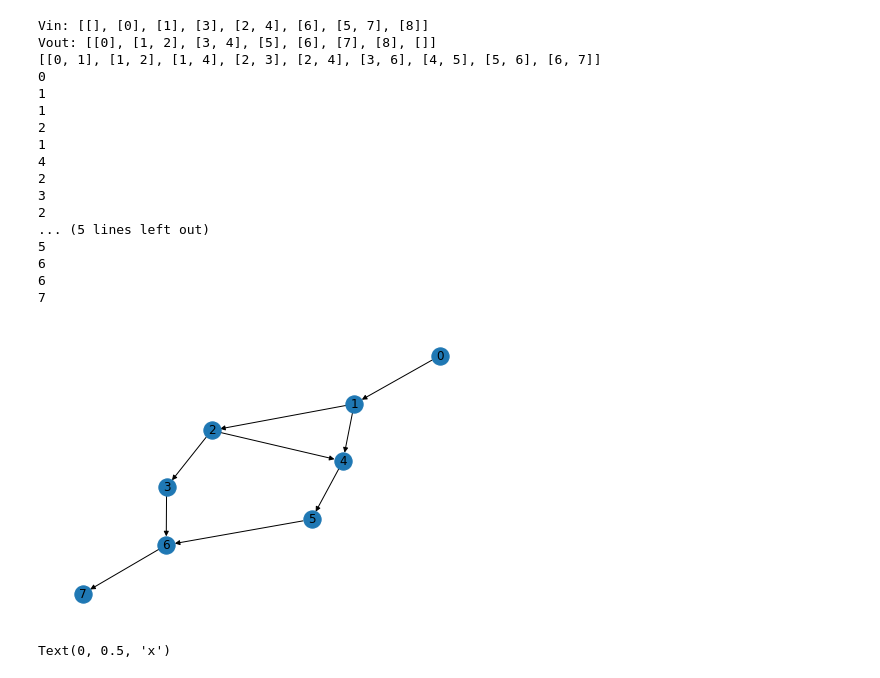
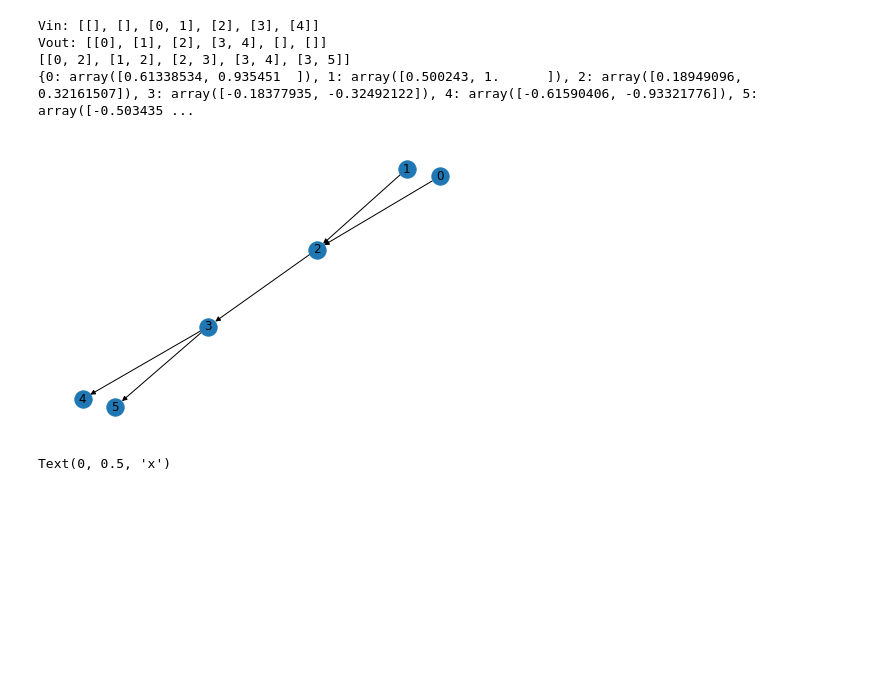
Before and after one commit to TomRiem/Master-Thesis-Riemer, a Jupyter notebook: Jupyter/Hyperparameter Tuning/HyperOpt_FNN_Each_Edge.ipynb, the cells around one changed output. Saved outputs shown, nothing was run; the diff lists cells and outputs as text; code cells hidden in the pictures; blank space fills up the shorter version.

```diff
--- a/Jupyter/Hyperparameter Tuning/HyperOpt_FNN_Each_Edge.ipynb
+++ b/Jupyter/Hyperparameter Tuning/HyperOpt_FNN_Each_Edge.ipynb
@@ -52,7 +52,7 @@ array([[ 0.10634246],
 # %%
 #DTYPE = 'float32'
 DTYPE = 'float64'
-adj = 1
+adj = 5
 tf.keras.backend.set_floatx(DTYPE)
 time_dependent = False
 
@@ -378,36 +378,23 @@ class GraphPINN():
 # %%
 %matplotlib inline
 
 gPINN = GraphPINN()
 gPINN.plotGraph()
 print('Vin:', gPINN.Vin)
 print('Vout:', gPINN.Vout)
 print(gPINN.E)
-#print(gPINN.pos)
-for i, e in enumerate(gPINN.E):
-    # Unpack edge
-    vin, vout = e
-    print(vin)
-    print(vout)
+print(gPINN.pos)
+# for i, e in enumerate(gPINN.E):
+#     # Unpack edge
+#     vin, vout = e
+#     print(vin)
+#     print(vout)
 # %% [output]
-Vin: [[], [0], [1], [3], [2, 4], [6], [5, 7], [8]]
-Vout: [[0], [1, 2], [3, 4], [5], [6], [7], [8], []]
-[[0, 1], [1, 2], [1, 4], [2, 3], [2, 4], [3, 6], [4, 5], [5, 6], [6, 7]]
-0
-1
-1
-2
-1
-4
-2
-3
-2
-... (5 lines left out)
-5
-6
-6
-7
+Vin: [[], [], [0, 1], [2], [3], [4]]
+Vout: [[0], [1], [2], [3, 4], [], []]
+[[0, 2], [1, 2], [2, 3], [3, 4], [3, 5]]
+{0: array([0.61338534, 0.935451  ]), 1: array([0.500243, 1.      ]), 2: array([0.18949096, 0.32161507]), 3: array([-0.18377935, -0.32492122]), 4: array([-0.61590406, -0.93321776]), 5: array([-0.503435 ...
-[figure, old version]
+[figure, new version]
 # %%
 mode = 'deterministic'
 mode = 'uniform'
```
Also changed, not shown: parts of 2 cells of this notebook, 34 other files.
